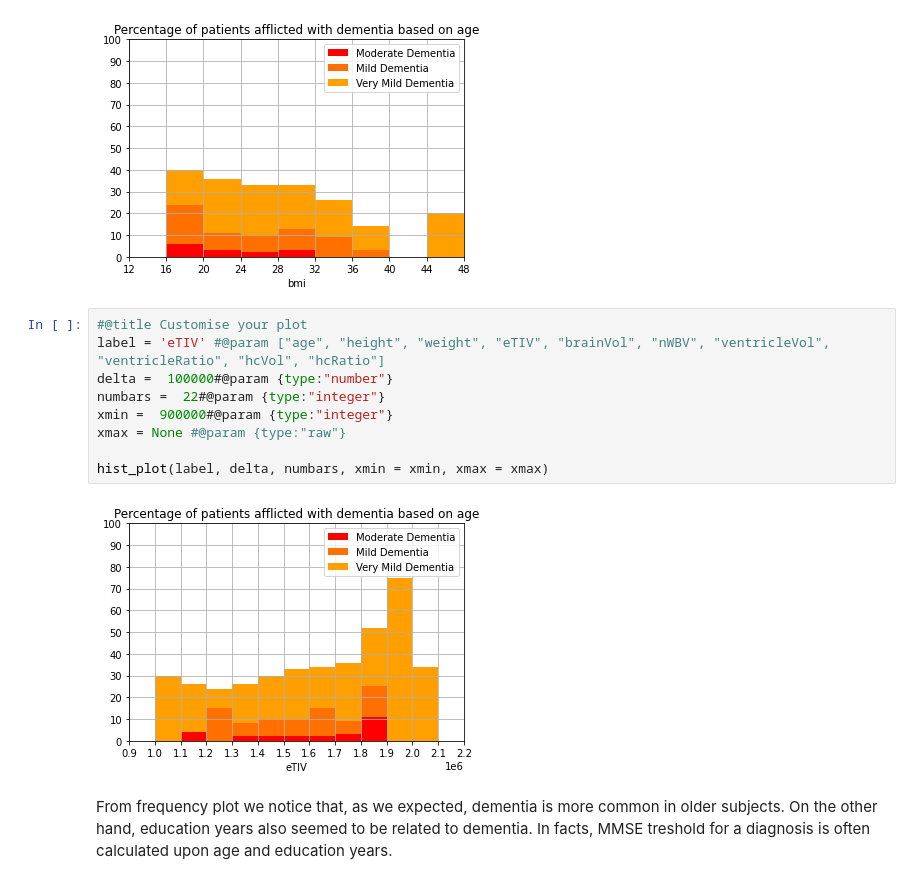
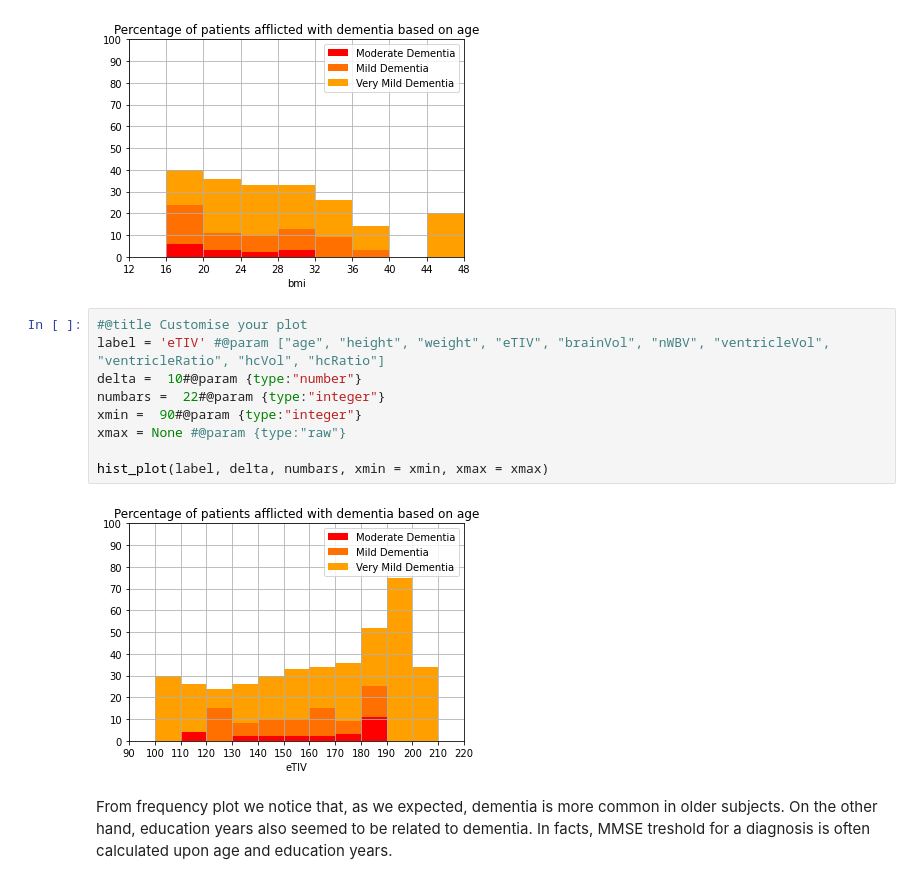
Before and after one commit to xCocco0/alzheimer-recognition, a Jupyter notebook: alzheimer.ipynb, the cells around one changed output. Saved outputs shown, nothing was run; the diff lists cells and outputs as text.

Commit message:
Fixed bug in histogram

```diff
--- a/alzheimer.ipynb
+++ b/alzheimer.ipynb
@@ -266,14 +285,14 @@ hist_plot("bmi", 4, 20, xmin = 12, xmax = 48, df = dfbmi)
 # %%
 #@title Customise your plot
 label = 'eTIV' #@param ["age", "height", "weight", "eTIV", "brainVol", "nWBV", "ventricleVol", "ventricleRatio", "hcVol", "hcRatio"]
-delta =  100000#@param {type:"number"}
+delta =  10#@param {type:"number"}
 numbars =  22#@param {type:"integer"}
-xmin =  900000#@param {type:"integer"}
+xmin =  90#@param {type:"integer"}
 xmax = None #@param {type:"raw"}
 
 hist_plot(label, delta, numbars, xmin = xmin, xmax = xmax)
 # %% [output]
-[figure, old version]
+[figure, new version]
 # %% [markdown]
 From frequency plot we notice that, as we expected, dementia is more common in older subjects. On the other hand, education years also seemed to be related to dementia. In facts, MMSE treshold for a diagnosis is often calculated upon age and education years.
 # %%
```
Also changed, not shown: parts of 6 cells of this notebook.
